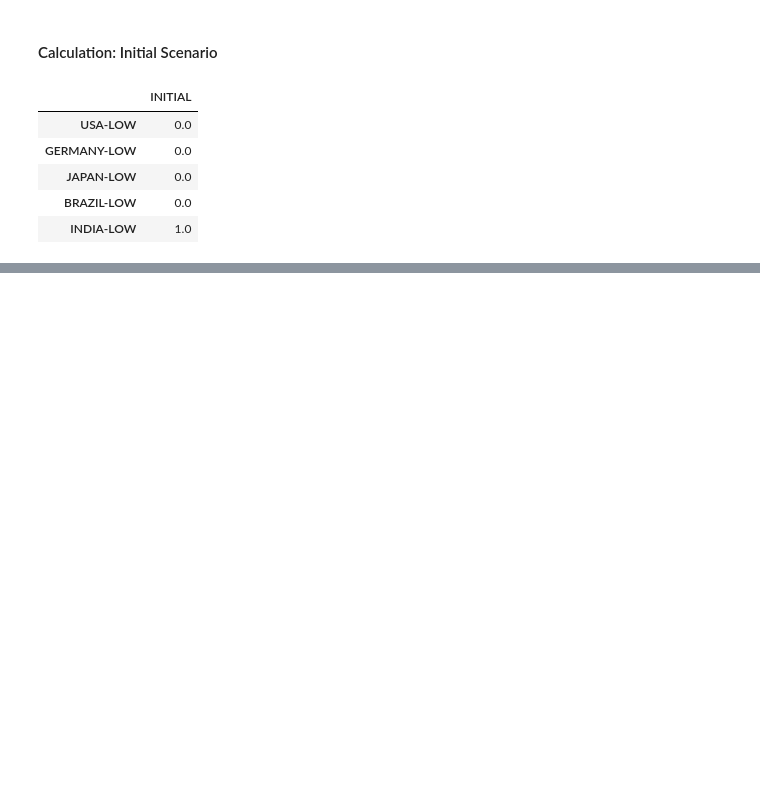
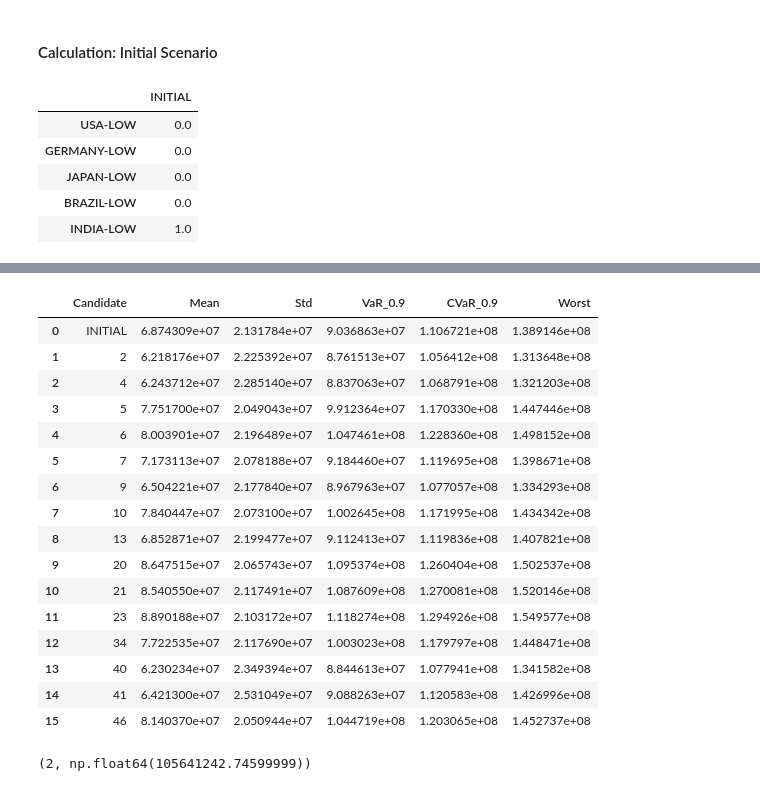
Before and after one commit to AnshifKkk/Stochastic-Supply-Chain-Network-Optimization-under-Demand-Uncertainty, a Jupyter notebook: robust_supply_chain_monte_carlo.ipynb, the cells around one changed output, grey strips where cells are left out. Saved outputs shown, nothing was run; the diff lists cells and outputs as text; code cells hidden in the pictures; blank space fills up the shorter version.

```diff
--- a/robust_supply_chain_monte_carlo.ipynb
+++ b/robust_supply_chain_monte_carlo.ipynb
@@ -398,0 +419,63 @@ plt.show()
+# %%
+alpha = 0.9
+
+def compute_var_cvar(costs, alpha=0.9):
+    costs_sorted = np.sort(costs)
+    S = len(costs_sorted)
+
+    # VaR index
+    var_index = int(np.ceil(alpha * S)) - 1
+    var_alpha = costs_sorted[var_index]
+
+    # CVaR = mean of tail
+    cvar_alpha = costs_sorted[var_index:].mean()
+
+    return var_alpha, cvar_alpha
+
+
+# Compute stats per candidate
+records = []
+
+for cand in df_eval['Candidate'].unique():
+    costs = df_eval[df_eval['Candidate'] == cand]['Cost'].values
+
+    var_09, cvar_09 = compute_var_cvar(costs, alpha)
+
+    records.append({
+        'Candidate': cand,
+        'Mean': costs.mean(),
+        'Std': costs.std(),
+        'VaR_0.9': var_09,
+        'CVaR_0.9': cvar_09,
+        'Worst': costs.max()
+    })
+
+df_risk = pd.DataFrame(records)
+df_risk
+# %% [output]
+|  | Candidate | Mean | Std | VaR_0.9 | CVaR_0.9 | Worst |
+| 0 | INITIAL | 6.874309e+07 | 2.131784e+07 | 9.036863e+07 | 1.106721e+08 | 1.389146e+08 |
+| 1 | 2 | 6.218176e+07 | 2.225392e+07 | 8.761513e+07 | 1.056412e+08 | 1.313648e+08 |
+| 2 | 4 | 6.243712e+07 | 2.285140e+07 | 8.837063e+07 | 1.068791e+08 | 1.321203e+08 |
+| 3 | 5 | 7.751700e+07 | 2.049043e+07 | 9.912364e+07 | 1.170330e+08 | 1.447446e+08 |
+| 4 | 6 | 8.003901e+07 | 2.196489e+07 | 1.047461e+08 | 1.228360e+08 | 1.498152e+08 |
+| 5 | 7 | 7.173113e+07 | 2.078188e+07 | 9.184460e+07 | 1.119695e+08 | 1.398671e+08 |
+| 6 | 9 | 6.504221e+07 | 2.177840e+07 | 8.967963e+07 | 1.077057e+08 | 1.334293e+08 |
+| 7 | 10 | 7.840447e+07 | 2.073100e+07 | 1.002645e+08 | 1.171995e+08 | 1.434342e+08 |
+| 8 | 13 | 6.852871e+07 | 2.199477e+07 | 9.112413e+07 | 1.119836e+08 | 1.407821e+08 |
+| 9 | 20 | 8.647515e+07 | 2.065743e+07 | 1.095374e+08 | 1.260404e+08 | 1.502537e+08 |
+| 10 | 21 | 8.540550e+07 | 2.117491e+07 | 1.087609e+08 | 1.270081e+08 | 1.520146e+08 |
+| 11 | 23 | 8.890188e+07 | 2.103172e+07 | 1.118274e+08 | 1.294926e+08 | 1.549577e+08 |
+| 12 | 34 | 7.722535e+07 | 2.117690e+07 | 1.003023e+08 | 1.179797e+08 | 1.448471e+08 |
+| 13 | 40 | 6.230234e+07 | 2.349394e+07 | 8.844613e+07 | 1.077941e+08 | 1.341582e+08 |
+| 14 | 41 | 6.421300e+07 | 2.531049e+07 | 9.088263e+07 | 1.120583e+08 | 1.426996e+08 |
+| 15 | 46 | 8.140370e+07 | 2.050944e+07 | 1.044719e+08 | 1.203065e+08 | 1.452737e+08 |
+# %%
+best_row = df_risk.loc[df_risk['CVaR_0.9'].idxmin()]
+
+best_candidate = best_row['Candidate']
+best_cvar = best_row['CVaR_0.9']
+
+best_candidate, best_cvar
+# %% [output]
+(2, np.float64(105641242.74599999))
```
Also changed, not shown: parts of 21 cells of this notebook.
